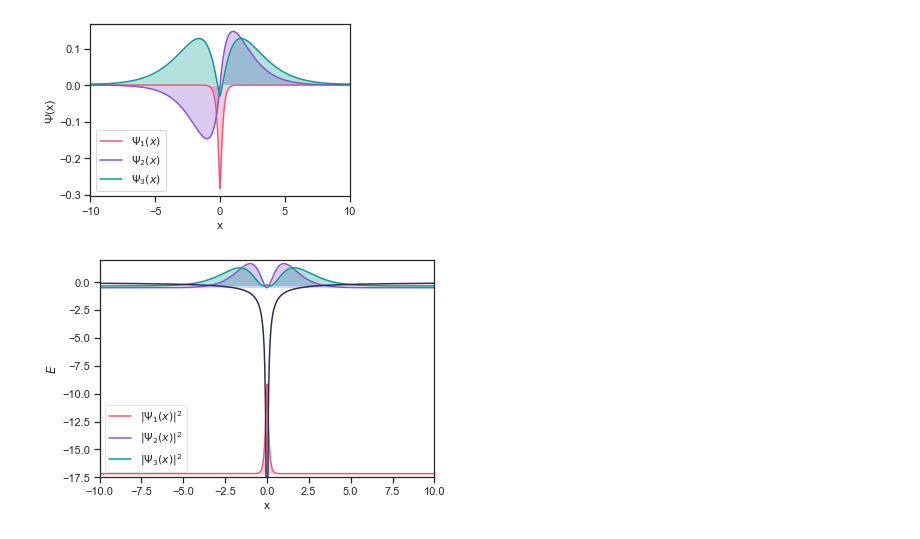
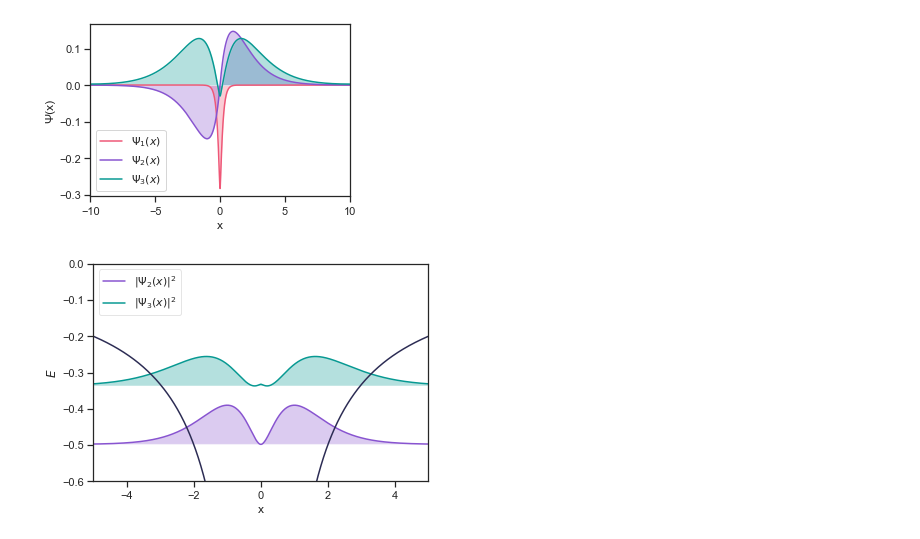
Before and after one commit to Rittik03/Quantum-Mechanics-With-Python, a Jupyter notebook: Article.ipynb, the cells around one changed output. Cells and saved outputs as stored; diff of their text form; code cells hidden in the pictures.

```diff
--- a/Article.ipynb
+++ b/Article.ipynb
@@ -351,22 +351,20 @@ fig6.savefig('Plot7.pdf')
 # %%
 sns.set()
 sns.set_style("dark")
 sns.set_style("ticks")
 E = H1da(1000)[0]
 fig7, ax7 = mlt.subplots()
-ax7.plot(np.linspace(-10,10,1000),E[0] + np.conjugate(psi2[:,0]) * psi2[:,0] * 100 ,label = '$|\Psi_1(x)|^{2}$', color ="#ef5777")
-ax7.fill_between(np.linspace(-10,10,1000), E[0], np.conjugate(psi2[:,0]) * psi2[:,0] * 100  + E[0],alpha=0.3,facecolor='#ef5777')
-ax7.plot(np.linspace(-10,10,1000),E[1] + np.conjugate(psi2[:,1]) * psi2[:,1] * 400 ,label = '$|\Psi_2(x)|^{2}$', color ="#8854d0")
-ax7.fill_between(np.linspace(-10,10,1000), E[1], np.conjugate(psi2[:,1]) * psi2[:,1] * 400  + E[1],alpha=0.3,facecolor='#8854d0')
-ax7.plot(np.linspace(-10,10,1000),E[2] + np.conjugate(psi2[:,2]) * psi2[:,2] * 400,label = '$|\Psi_3(x)|^{2}$', color ="#079992")
-ax7.fill_between(np.linspace(-10,10,1000), E[2], np.conjugate(psi2[:,2]) * psi2[:,2] * 400 + E[2],alpha=0.3,facecolor='#079992')
+ax7.plot(np.linspace(-10,10,1000),E[1] + np.conjugate(psi2[:,1]) * psi2[:,1] * 20 ,label = '$|\Psi_2(x)|^{2}$', color ="#8854d0")
+ax7.fill_between(np.linspace(-10,10,1000), E[1], np.conjugate(psi2[:,1]) * psi2[:,1] * 20  + E[1],alpha=0.3,facecolor='#8854d0')
+ax7.plot(np.linspace(-10,10,1000),E[2] + np.conjugate(psi2[:,2]) * psi2[:,2] * 20,label = '$|\Psi_3(x)|^{2}$', color ="#079992")
+ax7.fill_between(np.linspace(-10,10,1000), E[2], np.conjugate(psi2[:,2]) * psi2[:,2] * 20 + E[2],alpha=0.3,facecolor='#079992')
 ax7.plot(np.linspace(10,-10,1000),np.diag(v1da(1000)),color = '#2c2c54')
-ax7.legend(loc = 'lower left',framealpha=0.5)
+ax7.legend(loc = 'upper left',framealpha=0.5)
 mlt.xlabel('x')
 mlt.ylabel('$E$')
-mlt.xlim(-10,10)
+mlt.xlim(-5,5)
 #mlt.ylim(0.3,0.65)
-mlt.ylim(-17.5,2)
+mlt.ylim(-0.6,0)
 fig7.savefig('Plot8.pdf')
 # %% [output]
-[figure, old version]
+[figure, new version]
```
Also changed, not shown: parts of 1 cell of this notebook.
